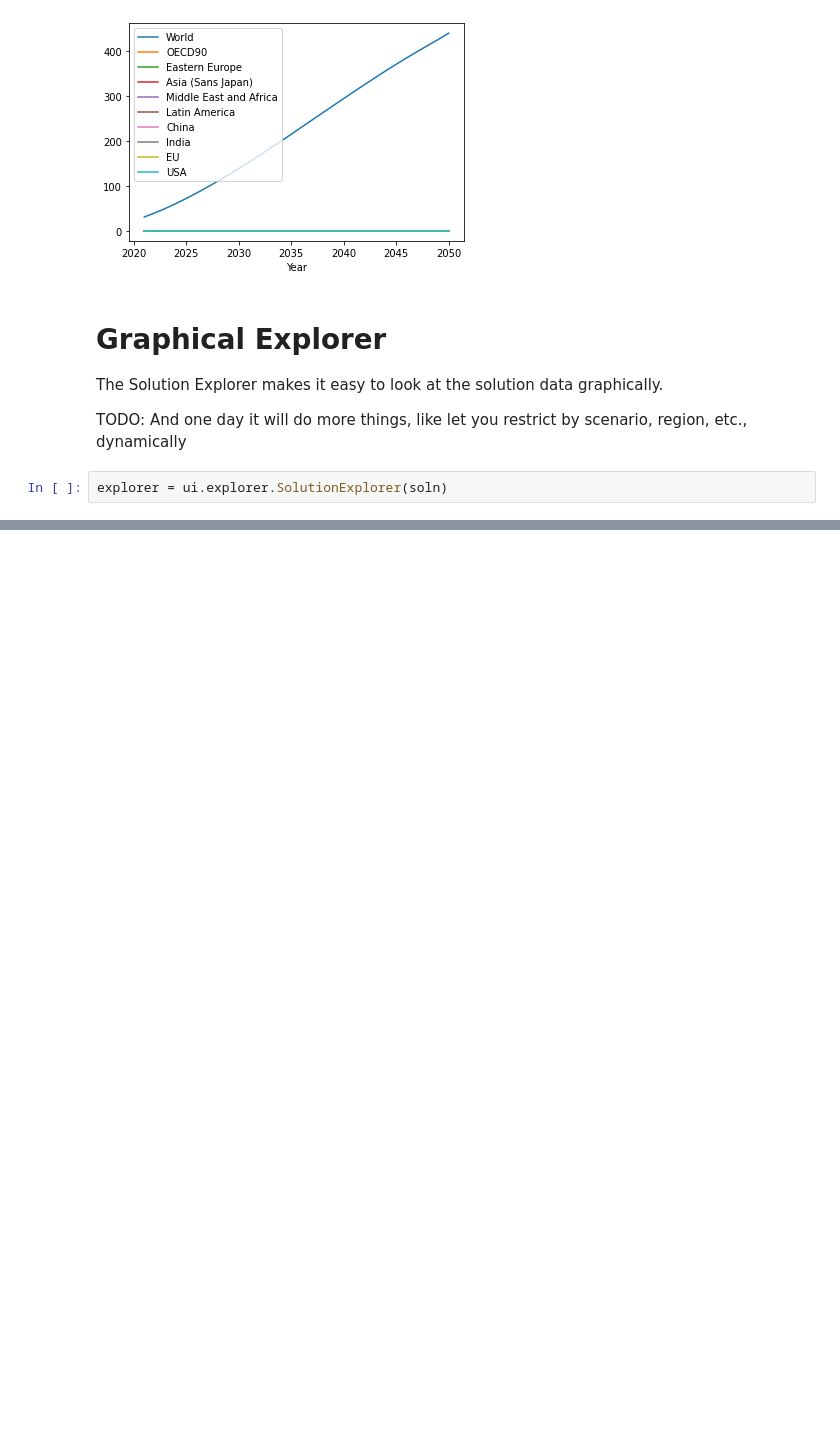
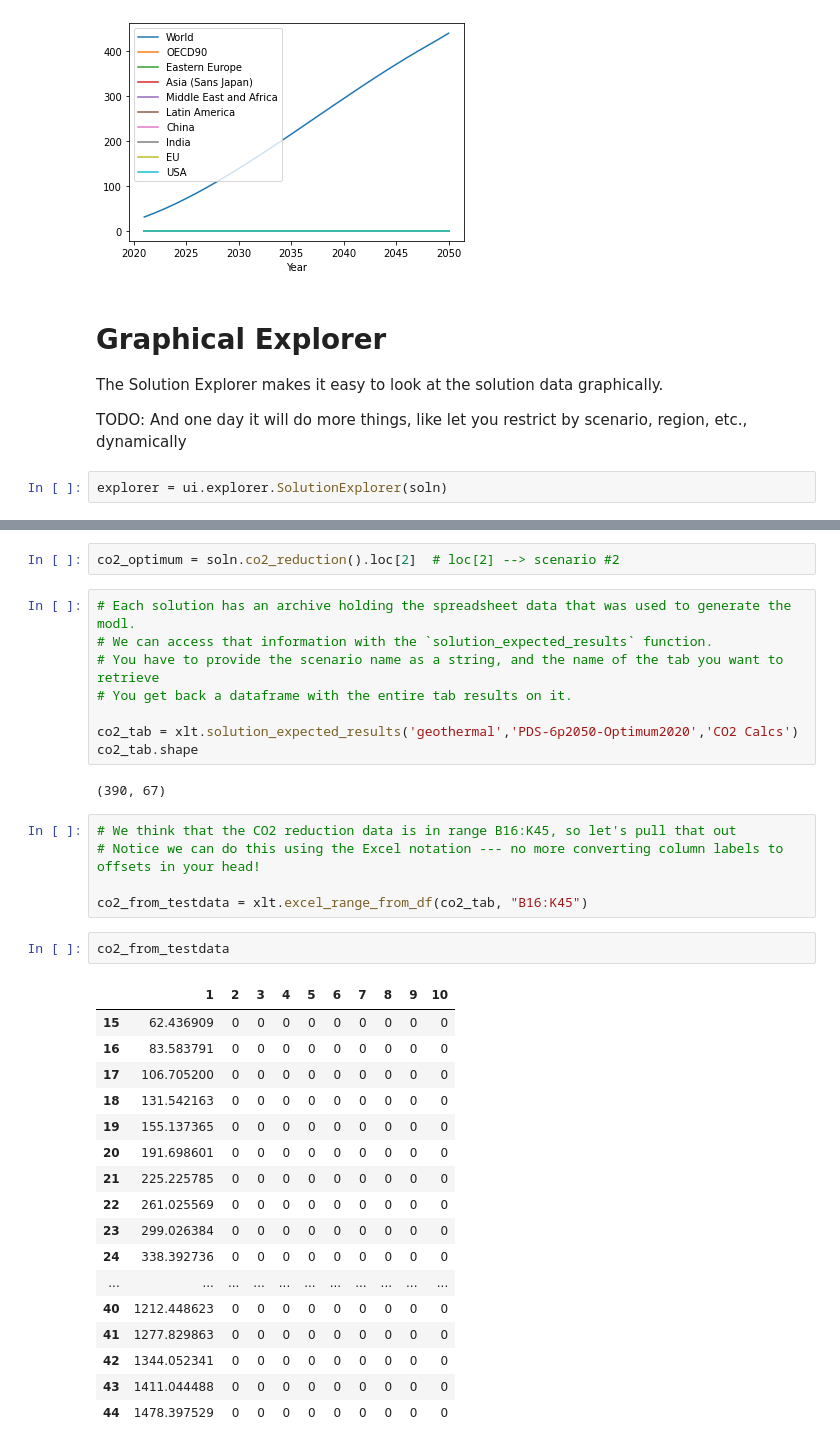
Before and after one commit to ProjectDrawdown/solutions, a Jupyter notebook: DevDrawdown.ipynb, the cells around one changed output, grey strips where cells are left out. Drawn from its saved outputs; the diff is of its cells as text; blank space fills up the shorter version.

Commit message:
Addition of excel tools
Pulled some functionality out of test_excel_integration into generally useful tools.  Added demo to the ipynb.

```diff
--- a/DevDrawdown.ipynb
+++ b/DevDrawdown.ipynb
@@ -97,0 +112,37 @@ explorer.show_co2_reduction()
+# %%
+co2_optimum = soln.co2_reduction().loc[2]  # loc[2] --> scenario #2
+# %%
+# Each solution has an archive holding the spreadsheet data that was used to generate the modl.
+# We can access that information with the `solution_expected_results` function.
+# You have to provide the scenario name as a string, and the name of the tab you want to retrieve
+# You get back a dataframe with the entire tab results on it.
+
+co2_tab = xlt.solution_expected_results('geothermal','PDS-6p2050-Optimum2020','CO2 Calcs')
+co2_tab.shape
+# %% [output]
+(390, 67)
+# %%
+# We think that the CO2 reduction data is in range B16:K45, so let's pull that out
+# Notice we can do this using the Excel notation --- no more converting column labels to offsets in your head!
+
+co2_from_testdata = xlt.excel_range_from_df(co2_tab, "B16:K45")
+# %%
+co2_from_testdata
+# %% [output]
+|  | 1 | 2 | 3 | 4 | 5 | 6 | 7 | 8 | 9 | 10 |
+| 15 | 62.436909 | 0 | 0 | 0 | 0 | 0 | 0 | 0 | 0 | 0 |
+| 16 | 83.583791 | 0 | 0 | 0 | 0 | 0 | 0 | 0 | 0 | 0 |
+| 17 | 106.705200 | 0 | 0 | 0 | 0 | 0 | 0 | 0 | 0 | 0 |
+| 18 | 131.542163 | 0 | 0 | 0 | 0 | 0 | 0 | 0 | 0 | 0 |
+| 19 | 155.137365 | 0 | 0 | 0 | 0 | 0 | 0 | 0 | 0 | 0 |
+| 20 | 191.698601 | 0 | 0 | 0 | 0 | 0 | 0 | 0 | 0 | 0 |
+| 21 | 225.225785 | 0 | 0 | 0 | 0 | 0 | 0 | 0 | 0 | 0 |
+| 22 | 261.025569 | 0 | 0 | 0 | 0 | 0 | 0 | 0 | 0 | 0 |
+| 23 | 299.026384 | 0 | 0 | 0 | 0 | 0 | 0 | 0 | 0 | 0 |
+| 24 | 338.392736 | 0 | 0 | 0 | 0 | 0 | 0 | 0 | 0 | 0 |
+| ... | ... | ... | ... | ... | ... | ... | ... | ... | ... | ... |
+| 40 | 1212.448623 | 0 | 0 | 0 | 0 | 0 | 0 | 0 | 0 | 0 |
+| 41 | 1277.829863 | 0 | 0 | 0 | 0 | 0 | 0 | 0 | 0 | 0 |
+| 42 | 1344.052341 | 0 | 0 | 0 | 0 | 0 | 0 | 0 | 0 | 0 |
+| 43 | 1411.044488 | 0 | 0 | 0 | 0 | 0 | 0 | 0 | 0 | 0 |
+| 44 | 1478.397529 | 0 | 0 | 0 | 0 | 0 | 0 | 0 | 0 | 0 |
```
Also changed, not shown: parts of 5 cells of this notebook, 2 other files.
